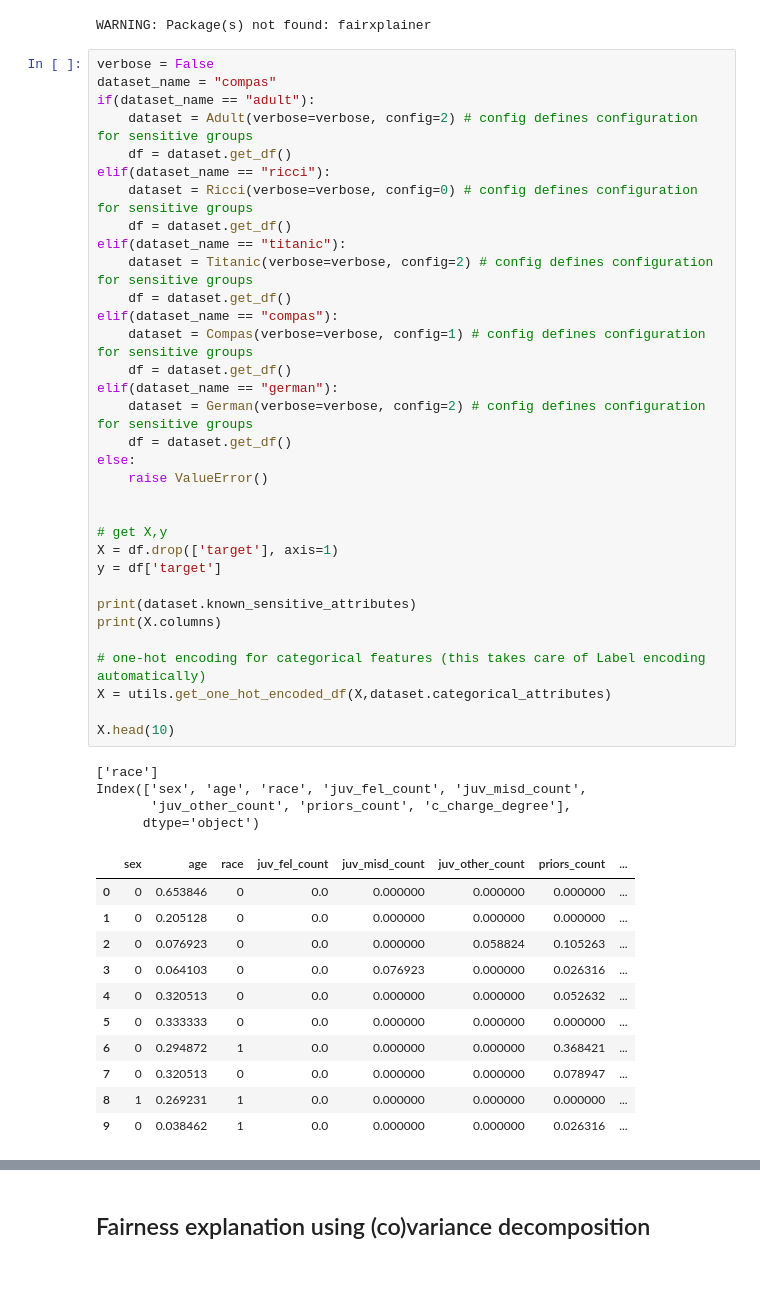
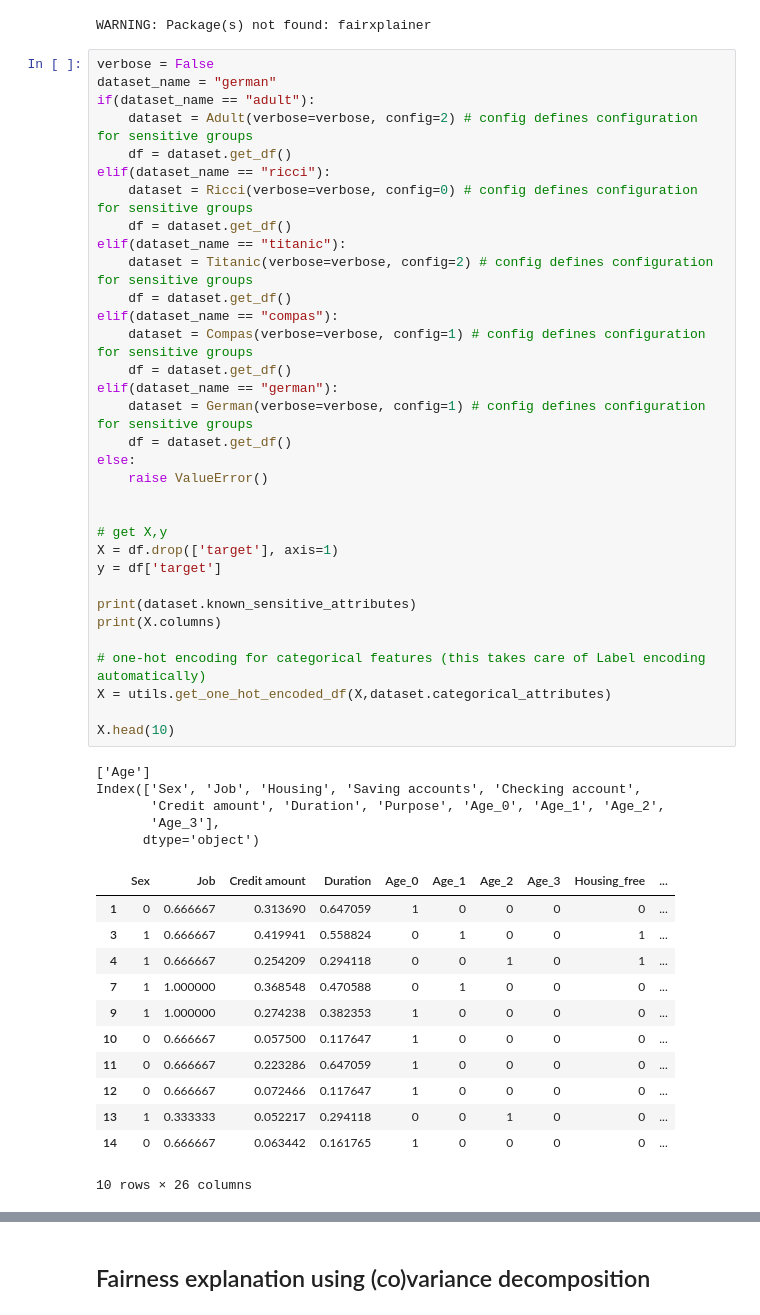
Before and after one commit to bishwamittra/script_tutorial_fairness, a Jupyter notebook: combined.ipynb, the cells around one changed output, grey strips where cells are left out. Cells and saved outputs as stored; diff of their text form; blank space fills up the shorter version.

```diff
--- a/combined.ipynb
+++ b/combined.ipynb
@@ -30,53 +30,55 @@ from data.objects.german import German
 WARNING: Package(s) not found: fairxplainer
 # %%
 verbose = False
-dataset_name = "compas"
+dataset_name = "german"
 if(dataset_name == "adult"):
     dataset = Adult(verbose=verbose, config=2) # config defines configuration for sensitive groups
     df = dataset.get_df()
 elif(dataset_name == "ricci"):
     dataset = Ricci(verbose=verbose, config=0) # config defines configuration for sensitive groups
     df = dataset.get_df()
 elif(dataset_name == "titanic"):
     dataset = Titanic(verbose=verbose, config=2) # config defines configuration for sensitive groups
     df = dataset.get_df()
 elif(dataset_name == "compas"):
     dataset = Compas(verbose=verbose, config=1) # config defines configuration for sensitive groups
     df = dataset.get_df()
 elif(dataset_name == "german"):
-    dataset = German(verbose=verbose, config=2) # config defines configuration for sensitive groups
+    dataset = German(verbose=verbose, config=1) # config defines configuration for sensitive groups
     df = dataset.get_df()
 else:
     raise ValueError()
 
 
 # get X,y
 X = df.drop(['target'], axis=1)
 y = df['target']
 
 print(dataset.known_sensitive_attributes)
 print(X.columns)
 
 # one-hot encoding for categorical features (this takes care of Label encoding automatically)
 X = utils.get_one_hot_encoded_df(X,dataset.categorical_attributes)
 
 X.head(10)
 # %% [output]
-['race']
-Index(['sex', 'age', 'race', 'juv_fel_count', 'juv_misd_count',
-       'juv_other_count', 'priors_count', 'c_charge_degree'],
+['Age']
+Index(['Sex', 'Job', 'Housing', 'Saving accounts', 'Checking account',
+       'Credit amount', 'Duration', 'Purpose', 'Age_0', 'Age_1', 'Age_2',
+       'Age_3'],
       dtype='object')
-|  | sex | age | race | juv_fel_count | juv_misd_count | juv_other_count | priors_count | ... |
-| 0 | 0 | 0.653846 | 0 | 0.0 | 0.000000 | 0.000000 | 0.000000 | ... |
-| 1 | 0 | 0.205128 | 0 | 0.0 | 0.000000 | 0.000000 | 0.000000 | ... |
-| 2 | 0 | 0.076923 | 0 | 0.0 | 0.000000 | 0.058824 | 0.105263 | ... |
-| 3 | 0 | 0.064103 | 0 | 0.0 | 0.076923 | 0.000000 | 0.026316 | ... |
-| 4 | 0 | 0.320513 | 0 | 0.0 | 0.000000 | 0.000000 | 0.052632 | ... |
-| 5 | 0 | 0.333333 | 0 | 0.0 | 0.000000 | 0.000000 | 0.000000 | ... |
-| 6 | 0 | 0.294872 | 1 | 0.0 | 0.000000 | 0.000000 | 0.368421 | ... |
-| 7 | 0 | 0.320513 | 0 | 0.0 | 0.000000 | 0.000000 | 0.078947 | ... |
-| 8 | 1 | 0.269231 | 1 | 0.0 | 0.000000 | 0.000000 | 0.000000 | ... |
-| 9 | 0 | 0.038462 | 1 | 0.0 | 0.000000 | 0.000000 | 0.026316 | ... |
+|  | Sex | Job | Credit amount | Duration | Age_0 | Age_1 | Age_2 | Age_3 | Housing_free | ... |
+| 1 | 0 | 0.666667 | 0.313690 | 0.647059 | 1 | 0 | 0 | 0 | 0 | ... |
+| 3 | 1 | 0.666667 | 0.419941 | 0.558824 | 0 | 1 | 0 | 0 | 1 | ... |
+| 4 | 1 | 0.666667 | 0.254209 | 0.294118 | 0 | 0 | 1 | 0 | 1 | ... |
+| 7 | 1 | 1.000000 | 0.368548 | 0.470588 | 0 | 1 | 0 | 0 | 0 | ... |
+| 9 | 1 | 1.000000 | 0.274238 | 0.382353 | 1 | 0 | 0 | 0 | 0 | ... |
+| 10 | 0 | 0.666667 | 0.057500 | 0.117647 | 1 | 0 | 0 | 0 | 0 | ... |
+| 11 | 0 | 0.666667 | 0.223286 | 0.647059 | 1 | 0 | 0 | 0 | 0 | ... |
+| 12 | 0 | 0.666667 | 0.072466 | 0.117647 | 1 | 0 | 0 | 0 | 0 | ... |
+| 13 | 1 | 0.333333 | 0.052217 | 0.294118 | 0 | 0 | 1 | 0 | 0 | ... |
+| 14 | 0 | 0.666667 | 0.063442 | 0.161765 | 1 | 0 | 0 | 0 | 0 | ... |
+10 rows × 26 columns
 # %%
 clf = LogisticRegression()
 clf.fit(X, y)
```
Also changed, not shown: parts of 4 cells of this notebook, 9 other files.
